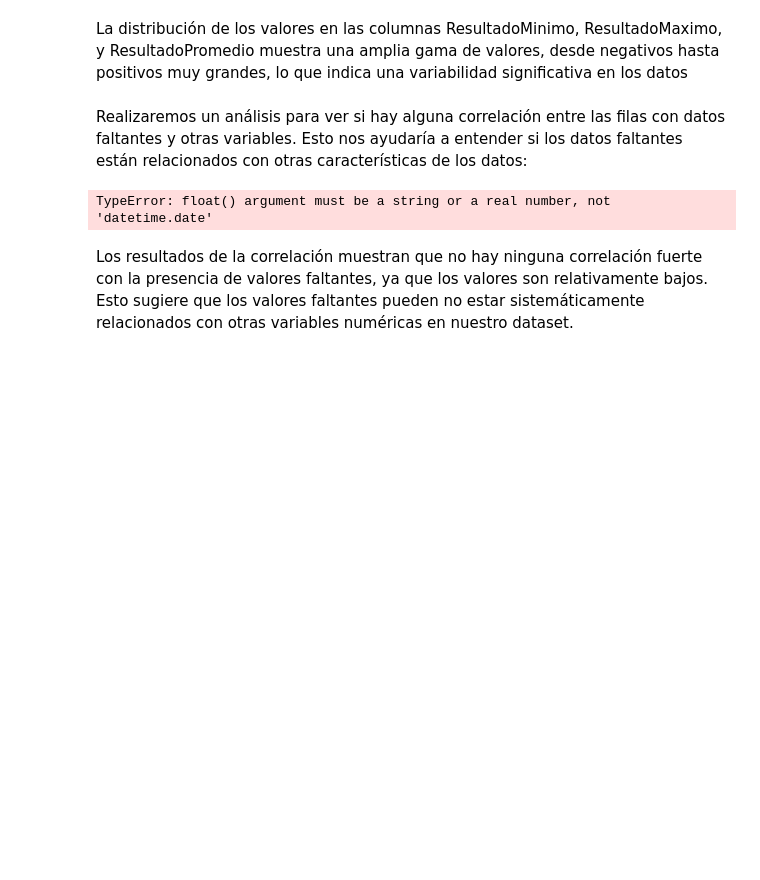
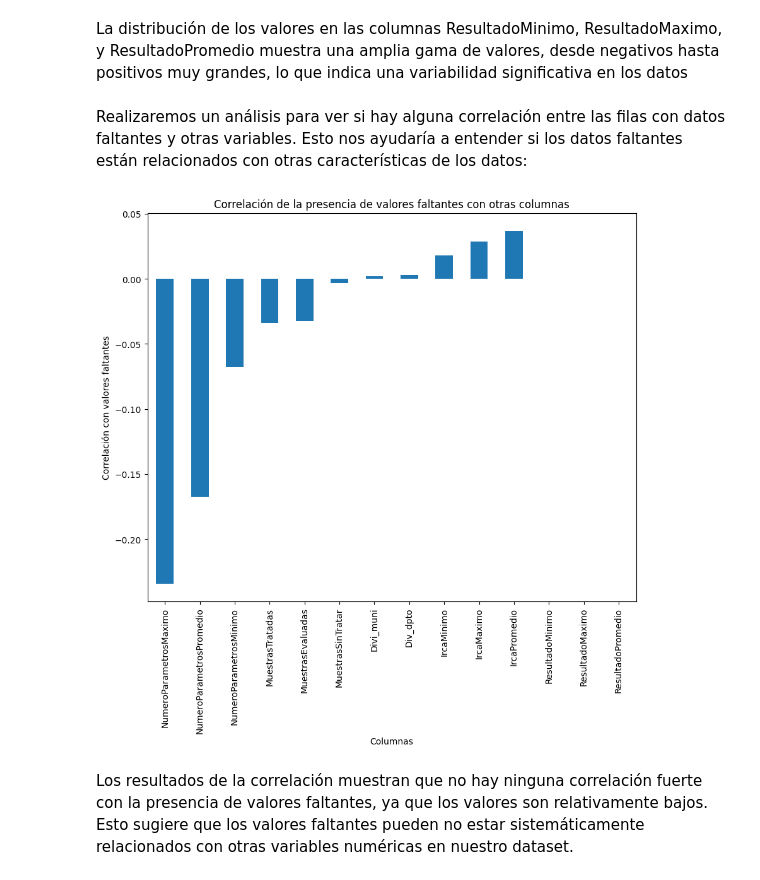
Before and after one commit to PaolaChaux/ETL, a Jupyter notebook: water_quality_analysis.ipynb, the cells around one changed output. Cells and saved outputs as stored; diff of their text form; code cells hidden in the pictures; blank space fills up the shorter version.

```diff
--- a/water_quality_analysis.ipynb
+++ b/water_quality_analysis.ipynb
@@ -151,20 +151,27 @@ La distribución de los valores en las columnas ResultadoMinimo, ResultadoMaximo
 # %% [markdown]
 Realizaremos un análisis para ver si hay alguna correlación entre las filas con datos faltantes y otras variables. Esto nos ayudaría a entender si los datos faltantes están relacionados con otras características de los datos:
 # %%
-water['missing_values'] = water[['ResultadoMinimo', 'ResultadoMaximo', 'ResultadoPromedio']].isnull().any(axis=1)
+# Seleccionar solo columnas numéricas para el cálculo de la correlación
+water_numeric = water.select_dtypes(include=[np.number])
 
-correlation_with_missing = water.corr()['missing_values'].sort_values()
+# Agregar la columna de valores faltantes
+water_numeric['missing_values'] = water[['ResultadoMinimo', 'ResultadoMaximo', 'ResultadoPromedio']].isnull().any(axis=1)
 
+# Calcular la correlación con la columna de valores faltantes
+correlation_with_missing = water_numeric.corr()['missing_values'].sort_values()
+
+# Eliminar la propia correlación de 'missing_values'
 correlation_with_missing = correlation_with_missing.drop('missing_values')
 
+# Visualizar la correlación
 plt.figure(figsize=(10, 8))
 correlation_with_missing.plot(kind='bar')
 plt.title('Correlación de la presencia de valores faltantes con otras columnas')
 plt.xlabel('Columnas')
 plt.ylabel('Correlación con valores faltantes')
 plt.show()
 # %% [output]
-TypeError: float() argument must be a string or a real number, not 'datetime.date'
+[figure, added]
 # %% [markdown]
 Los resultados de la correlación muestran que no hay ninguna correlación fuerte con la presencia de valores faltantes, ya que los valores son relativamente bajos. Esto sugiere que los valores faltantes pueden no estar sistemáticamente relacionados con otras variables numéricas en nuestro dataset.
 # %% [markdown]
```
Also changed, not shown: parts of 8 cells of this notebook.
